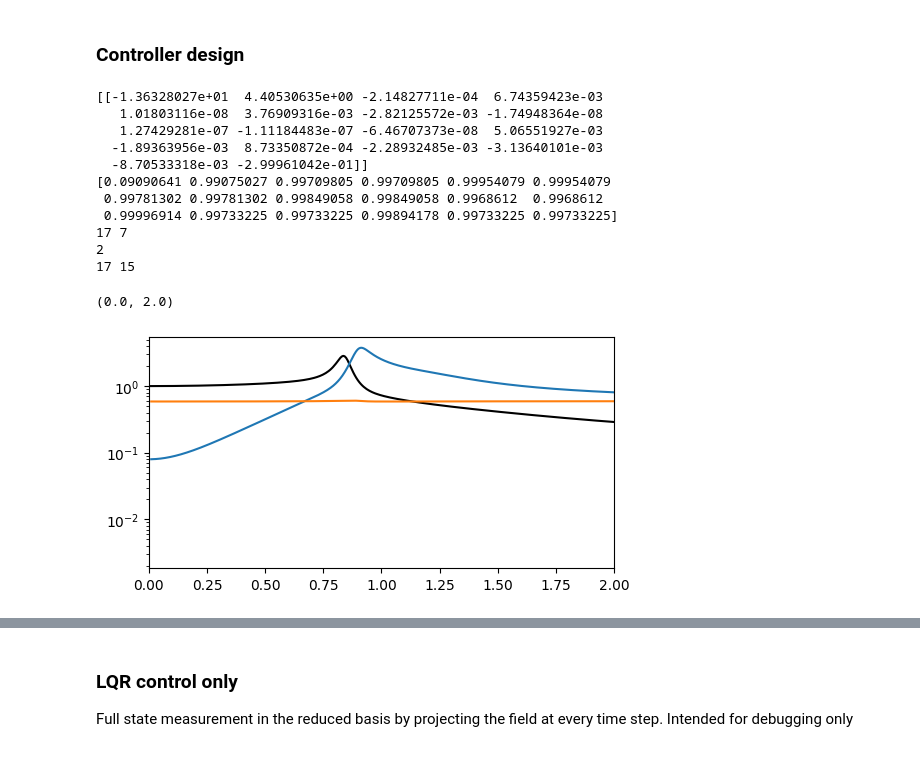
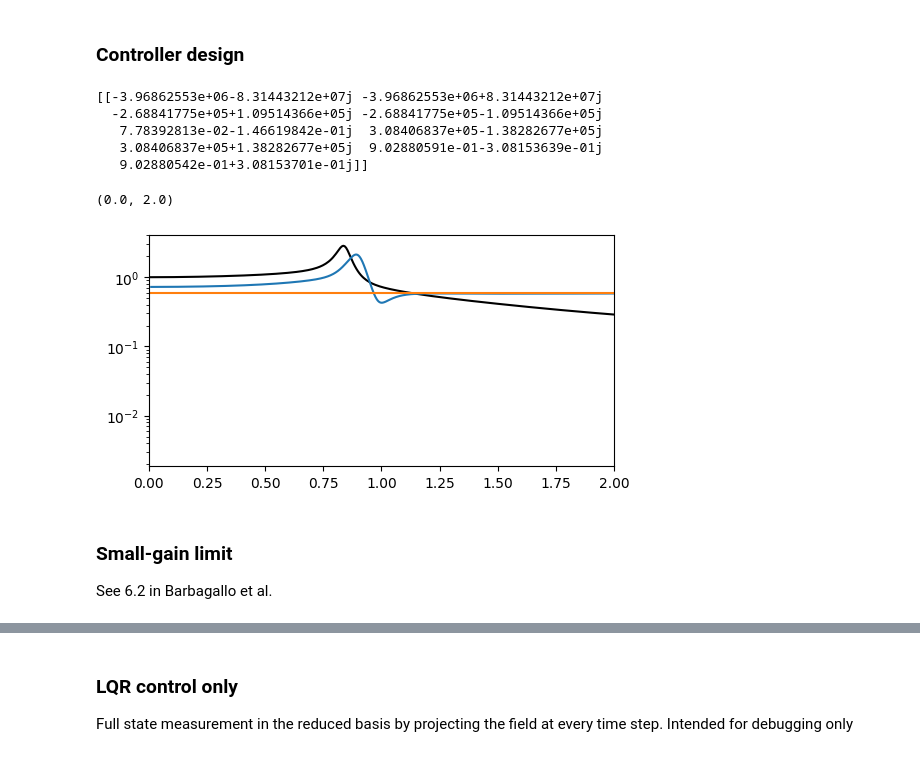
Before and after one commit to dynamicslab/hydrogym, a Jupyter notebook: examples/cylinder/model_reduction/global_proj.ipynb, the cells around one changed output, grey strips where cells are left out. Drawn from its saved outputs; the diff is of its cells as text; code cells hidden in the pictures.

```diff
--- a/examples/cylinder/model_reduction/global_proj.ipynb
+++ b/examples/cylinder/model_reduction/global_proj.ipynb
@@ -197,7 +198,7 @@ plt.show()
 # %%
 # 4. Projection onto global modes
 
-r = 17  # Number of global modes for projection
+r = 9  # Number of global modes for projection
 # r = len(evals)
 Ar = np.zeros((r, r), dtype=np.complex128)
 Br = np.zeros((r, 1), dtype=np.complex128)
@@ -377,35 +379,28 @@ plt.show()
 # %% [markdown]
 ### Controller design
+# %%
+complex_rom = True
+
+if complex_rom:
+    A_hat, B_hat, C_hat, D_hat = Ar, Br, Cr, Dr
+else:
+    A_hat, B_hat, C_hat, D_hat = Ar_real, Br_real, Cr_real, Dr_real
 # %%
-import control
-
-# Extend the system to include the actuation integral.
-# Since rho_dot = -u, we need one more state to represent the actuation
-# in order to design a regulator that will also drive the BC value to zero.
-A_hat = np.zeros((r + 1, r + 1))
-B_hat = np.zeros((r + 1, 1))
-C_hat = np.zeros((1, r + 1))
-D_hat = Dr_real
-A_hat[:r, :r] = Ar_real
-B_hat[:r, :] = Br_real
-B_hat[-1, 0] = -1.0
-C_hat[0, :r] = Cr_real
-
-sys = control.ss(A_hat, B_hat, C_hat, D_hat)
-dt_sys = sys.sample(dt)
 
 # LQR design
-Q = np.eye(r+1)
+Q = np.eye(r)
 # Q[2:, 2:] = 0.0  # Stabilize only the first two modes
-Q[-1, -1] = 1e2  # Weight on regularizing the actuation
-R = 1e2
-K, S, E = control.dlqr(dt_sys, Q, R)
+# Q[-1, -1] = 1e2  # Weight on regularizing the actuation
+R = 1e-2
+# K, S, E = control.lqr(A_hat, B_hat, Q, R)
+
+P = linalg.solve_continuous_are(A_hat, B_hat, Q, R)
+K = linalg.solve(R, B_hat.T) @ P
 
 print(K)
-print(abs(E))
-print(r, np.linalg.matrix_rank(control.ctrb(dt_sys.A, dt_sys.B)))
-print(np.linalg.matrix_rank(control.ctrb(dt_sys.A[:2, :2], dt_sys.B[:2])))
-print(r, np.linalg.matrix_rank(control.ctrb(Ar_real, Br_real)))
+# print(r, np.linalg.matrix_rank(control.ctrb(A_hat, B_hat)))
+# print(np.linalg.matrix_rank(control.ctrb(A_hat[:2, :2], B_hat[:2])))
+# print(r, np.linalg.matrix_rank(control.ctrb(Ar_real, Br_real)))
 
 # # Kalman filter design
 # noise_scale = 1e-6
@@ -413,31 +408,29 @@ print(r, np.linalg.matrix_rank(control.ctrb(Ar_real, Br_real)))
 # RN = noise_scale
 # L, P, E = control.dlqe(dt_sys.A, np.eye(r+1), dt_sys.C, QN, RN)
 # %% [output]
-[[-1.36328027e+01  4.40530635e+00 -2.14827711e-04  6.74359423e-03
-   1.01803116e-08  3.76909316e-03 -2.82125572e-03 -1.74948364e-08
-   1.27429281e-07 -1.11184483e-07 -6.46707373e-08  5.06551927e-03
-  -1.89363956e-03  8.73350872e-04 -2.28932485e-03 -3.13640101e-03
-  -8.70533318e-03 -2.99961042e-01]]
-[0.09090641 0.99075027 0.99709805 0.99709805 0.99954079 0.99954079
- 0.99781302 0.99781302 0.99849058 0.99849058 0.9968612  0.9968612
- 0.99996914 0.99733225 0.99733225 0.99894178 0.99733225 0.99733225]
-17 7
-2
-17 15
+[[-3.96862553e+06-8.31443212e+07j -3.96862553e+06+8.31443212e+07j
+  -2.68841775e+05+1.09514366e+05j -2.68841775e+05-1.09514366e+05j
+   7.78392813e-02-1.46619842e-01j  3.08406837e+05-1.38282677e+05j
+   3.08406837e+05+1.38282677e+05j  9.02880591e-01-3.08153639e-01j
+   9.02880542e-01+3.08153701e-01j]]
 # %%
 def H_cl(s):
-    return sys.C @ np.linalg.inv((sys.A - sys.B @ K) - s * np.eye(r+1)) @ sys.B + sys.D
+    return C_hat @ np.linalg.inv((A_hat - B_hat @ K) - s * np.eye(r)) @ B_hat + D_hat
 
 # Plot the transfer function
 omega = 1j * np.linspace(0.01, 2.0, 1000)
 H_omega = np.array([H(s).ravel() for s in omega])
 H_cl_omega = np.array([H_cl(s).ravel() for s in omega])
 
 fig, ax = plt.subplots(1, 1, figsize=(6, 3), sharex=True)
 ax.semilogy(freqs[:n//2], np.abs(CL_fft[:n//2]), 'k')
 ax.semilogy(omega.imag, np.abs(H_omega))
 ax.semilogy(omega.imag, np.abs(H_cl_omega))
 ax.set_xlim(0, 2)
 # %% [output]
 (0.0, 2.0)
-[figure, old version]
+[figure, new version]
+# %% [markdown]
+### Small-gain limit
+
+See 6.2 in Barbagallo et al.
```
Also changed, not shown: parts of 16 cells of this notebook.
